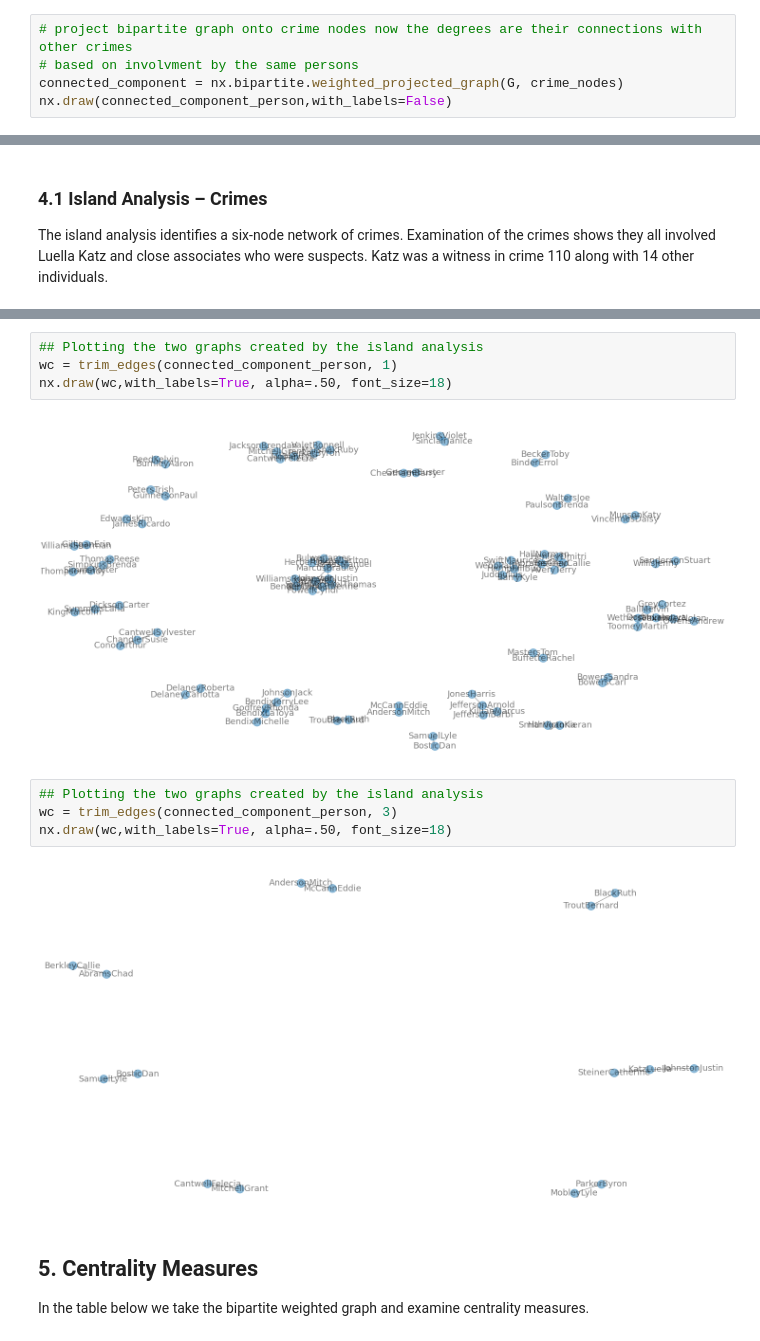
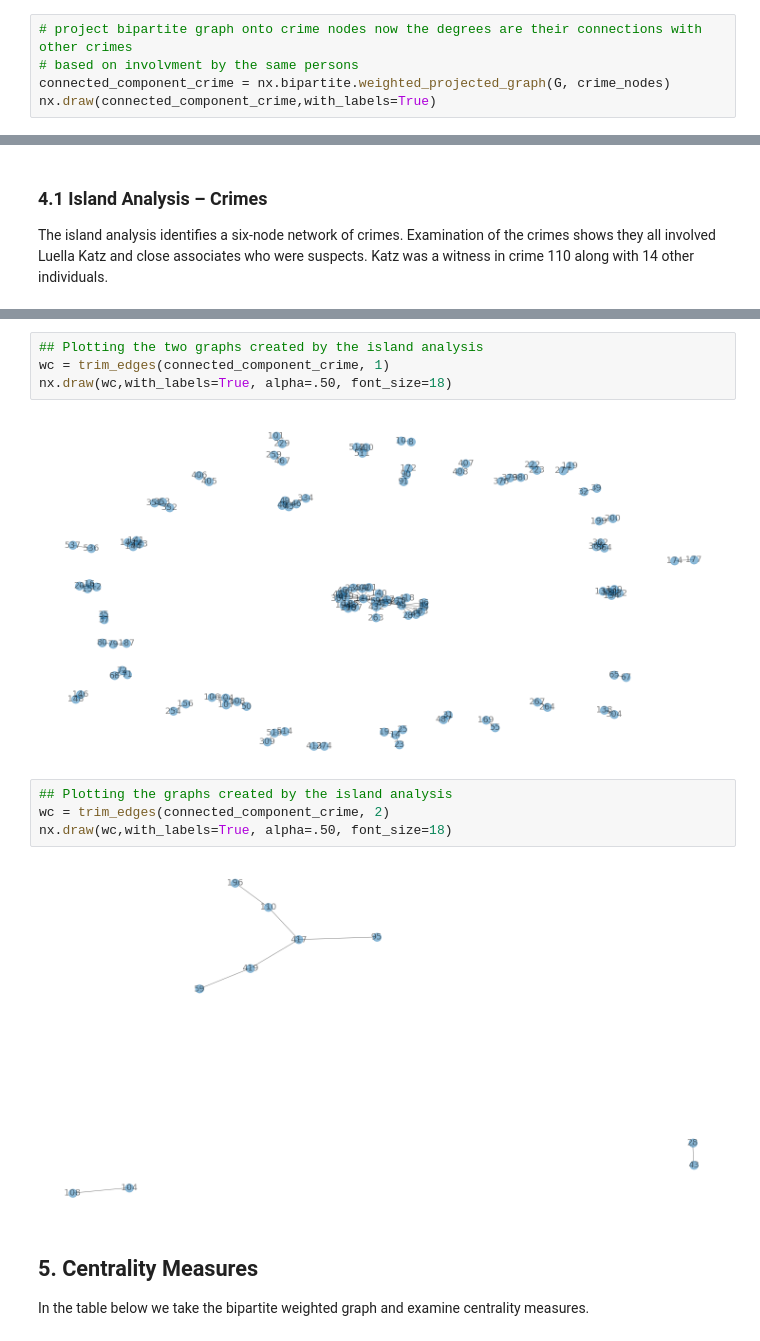
Before and after one commit to rnivas2028/MSDS, a Jupyter notebook: project2/2ModeNetworkAnalysis.ipynb, the cells around one changed output, grey strips where cells are left out. Cells and saved outputs as stored; diff of their text form.

```diff
--- a/project2/2ModeNetworkAnalysis.ipynb
+++ b/project2/2ModeNetworkAnalysis.ipynb
@@ -293,6 +293,6 @@ nx.draw(pc, with_labels = True, alpha=.50, font_size=20)
 # %%
 # project bipartite graph onto crime nodes now the degrees are their connections with other crimes
 # based on involvment by the same persons
-connected_component = nx.bipartite.weighted_projected_graph(G, crime_nodes)
-nx.draw(connected_component_person,with_labels=False)
+connected_component_crime = nx.bipartite.weighted_projected_graph(G, crime_nodes)
+nx.draw(connected_component_crime,with_labels=True)
 # %% [output]
@@ -315,15 +315,15 @@ Min weight  # of nodes (Persons) -  # of island subgraphs
 # %%
 ## Plotting the two graphs created by the island analysis
-wc = trim_edges(connected_component_person, 1)
+wc = trim_edges(connected_component_crime, 1)
 nx.draw(wc,with_labels=True, alpha=.50, font_size=18)
 # %% [output]
-[figure, old version]
+[figure, new version]
 # %%
-## Plotting the two graphs created by the island analysis
-wc = trim_edges(connected_component_person, 3)
+## Plotting the graphs created by the island analysis
+wc = trim_edges(connected_component_crime, 2)
 nx.draw(wc,with_labels=True, alpha=.50, font_size=18)
 # %% [output]
-[figure, old version]
+[figure, new version]
 # %% [markdown]
 ## 5. Centrality Measures
 In the table below we take the bipartite weighted graph and examine centrality measures.
```
Also changed, not shown: parts of 6 cells of this notebook.
